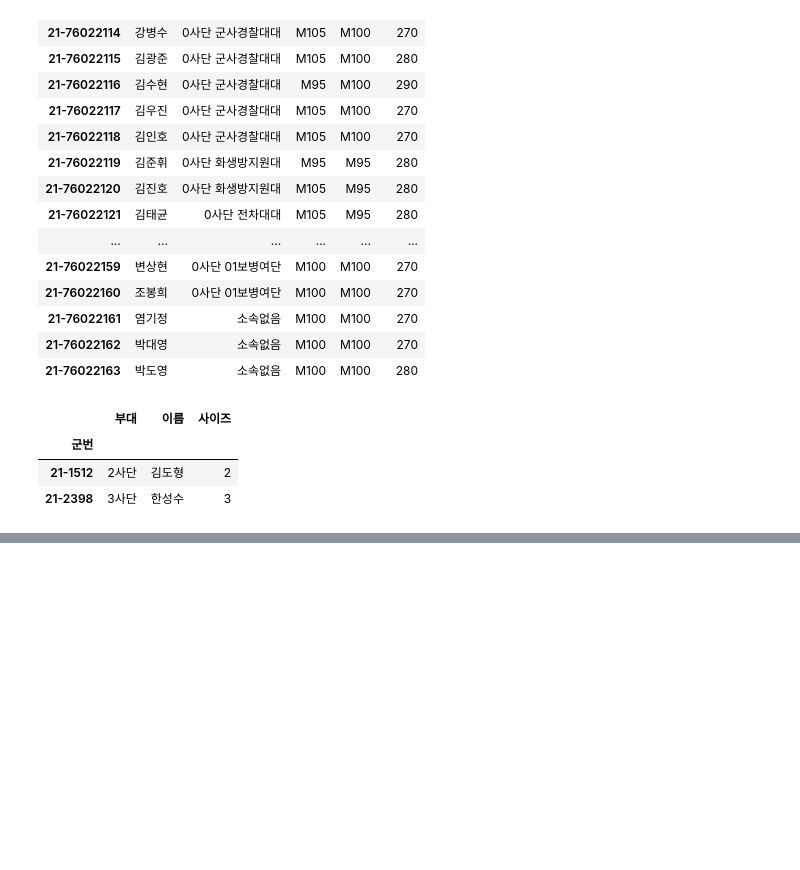
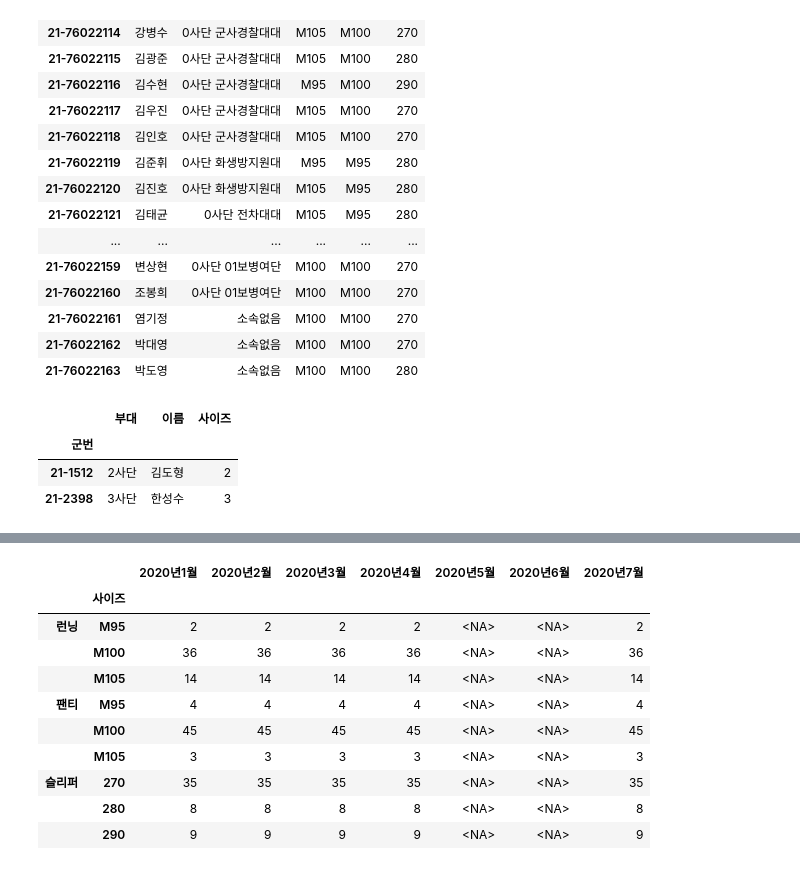
Before and after one commit to Kohgeonho/supplement_manager, a Jupyter notebook: UI.ipynb, the cells around one changed output, grey strips where cells are left out. Drawn from its saved outputs; the diff is of its cells as text; code cells hidden in the pictures; blank space fills up the shorter version.

Commit message:
show item data button

```diff
--- a/UI.ipynb
+++ b/UI.ipynb
@@ -220,0 +202,17 @@ unit_total.sort_values(by=['런닝'], ascending=True)
+# %%
+df = pd.read_excel('member_info.xlsx', sheet_name=None)
+unit_total = pd.DataFrame(columns=['사이즈'])
+
+month = '2020년1월'
+item = '런닝'
+
+unit_df = df[month][item].value_counts(sort=False).convert_dtypes().rename_axis('사이즈').reset_index(name=month)
+sort_value = unit_df['사이즈'].apply(lambda x:int(x[1:]))
+
+unit_df['sort'] = sort_value
+unit_df = unit_df.sort_values(by='sort')
+unit_df
+
+unit_total = pd.merge(unit_total, unit_df[['사이즈', month, 'sort']], how='outer', on='사이즈')
+unit_total['품목'] = ['런닝'] * len(unit_total)
+unit_total
@@ -220,0 +224,25 @@ unit_total.sort_values(by=['런닝'], ascending=True)
+# %%
+df = pd.read_excel('member_info.xlsx', sheet_name=None)
+items = {'런닝': lambda x:int(x[1:]),
+         '팬티': lambda x:int(x[1:]),
+         '슬리퍼': lambda x:int(x)}
+unit_total = {}
+
+for item in items:
+    unit_total[item] = pd.DataFrame(columns=['사이즈'])
+
+for item in items:
+    for month in df.keys():
+        unit_df = df[month][item].value_counts(sort=False).convert_dtypes().rename_axis('사이즈').reset_index(name=month)
+        sort_value = unit_df['사이즈'].apply(items[item])
+        # label = [item] * len(unit_df)
+
+        # unit_df['품목'] = label
+        unit_df['sort'] = sort_value
+        unit_df = unit_df.sort_values(by='sort')
+
+        unit_total[item] = pd.merge(unit_total[item], unit_df[['사이즈', month]], how='outer', on='사이즈')
+
+    unit_total[item] = unit_total[item].set_index('사이즈')
+
+unit_total['런닝']
@@ -220,0 +255,14 @@ unit_total.sort_values(by=['런닝'], ascending=True)
+# %%
+pd.concat(unit_total)
+# %% [output]
+|  |  | 2020년1월 | 2020년2월 | 2020년3월 | 2020년4월 | 2020년5월 | 2020년6월 | 2020년7월 |
+|  | 사이즈 |  |  |  |  |  |  |  |
+| 런닝 | M95 | 2 | 2 | 2 | 2 | <NA> | <NA> | 2 |
+|  | M100 | 36 | 36 | 36 | 36 | <NA> | <NA> | 36 |
+|  | M105 | 14 | 14 | 14 | 14 | <NA> | <NA> | 14 |
+| 팬티 | M95 | 4 | 4 | 4 | 4 | <NA> | <NA> | 4 |
+|  | M100 | 45 | 45 | 45 | 45 | <NA> | <NA> | 45 |
+|  | M105 | 3 | 3 | 3 | 3 | <NA> | <NA> | 3 |
+| 슬리퍼 | 270 | 35 | 35 | 35 | 35 | <NA> | <NA> | 35 |
+|  | 280 | 8 | 8 | 8 | 8 | <NA> | <NA> | 8 |
+|  | 290 | 9 | 9 | 9 | 9 | <NA> | <NA> | 9 |
```
Also changed, not shown: parts of 6 cells of this notebook, 1 other file.
